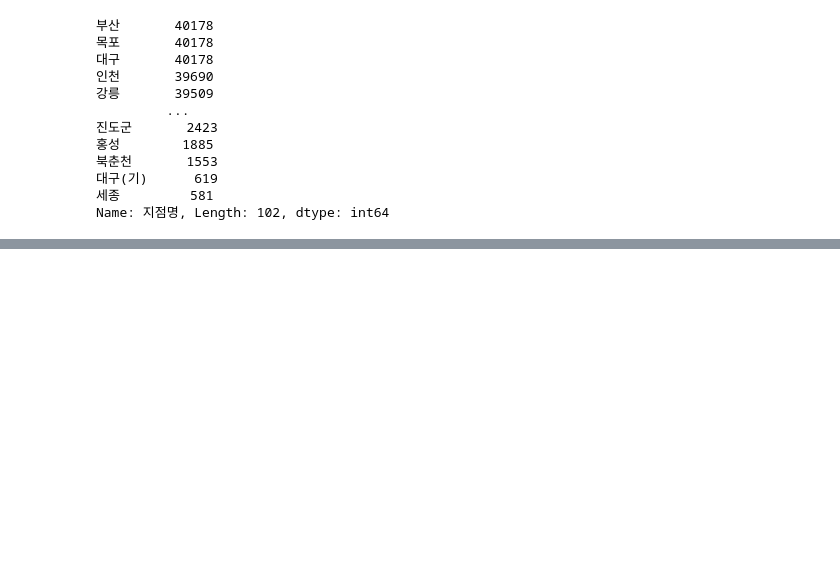
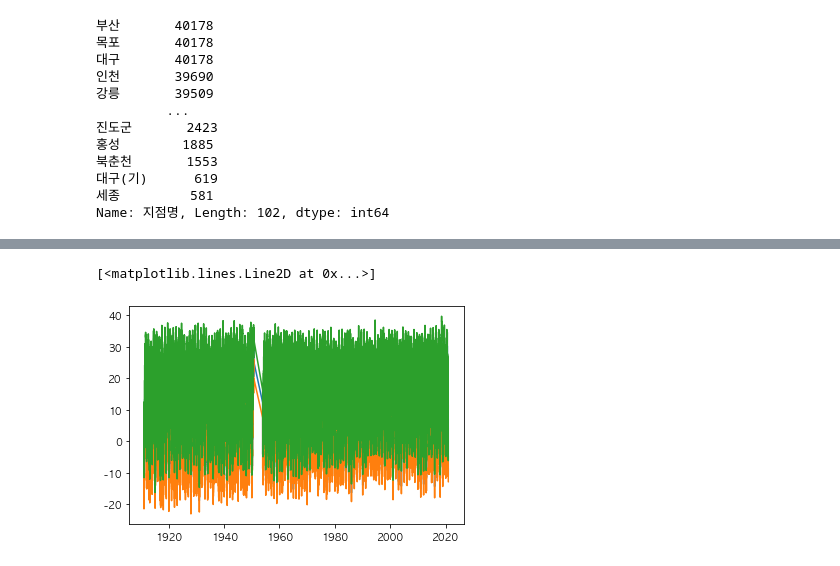
Before and after one commit to limetree-indigo/python-visualization, a Jupyter notebook: 08 서울시 연간 기온변화 시각화/08 서울시 연간 기온변화 분석 및 시각화.ipynb, the cells around one changed output, grey strips where cells are left out. Saved outputs shown, nothing was run; the diff lists cells and outputs as text; code cells hidden in the pictures; blank space fills up the shorter version.

```diff
--- a/08 서울시 연간 기온변화 시각화/08 서울시 연간 기온변화 분석 및 시각화.ipynb
+++ b/08 서울시 연간 기온변화 시각화/08 서울시 연간 기온변화 분석 및 시각화.ipynb
@@ -199,0 +204,3 @@ Name: 지점명, Length: 102, dtype: int64
+# %%
+df_seoul = df[df['지점명']=='서울'].copy()
+df_seoul
@@ -199,0 +246,3 @@ Name: 지점명, Length: 102, dtype: int64
+# %%
+# 결측치 제거
+df_seoul = df_seoul.dropna()
@@ -199,0 +288,7 @@ Name: 지점명, Length: 102, dtype: int64
+# %%
+plt.plot(df_seoul['일시'], df_seoul['평균기온(°C)'])
+plt.plot(df_seoul['일시'], df_seoul['최저기온(°C)'])
+plt.plot(df_seoul['일시'], df_seoul['최고기온(°C)'])
+# %% [output]
+[<matplotlib.lines.Line2D at 0x...>]
+[figure, added]
```
Also changed, not shown: parts of 12 cells of this notebook.
